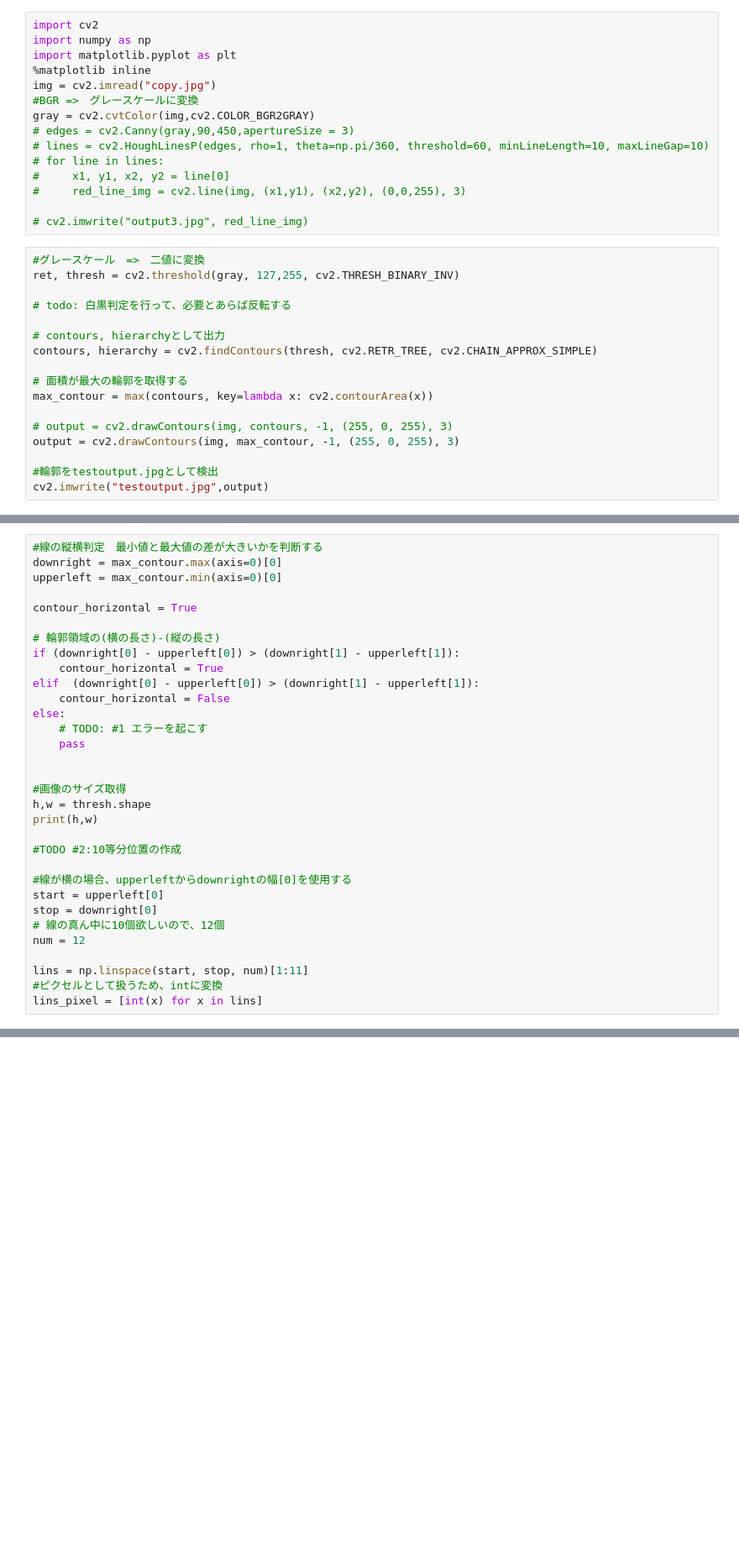
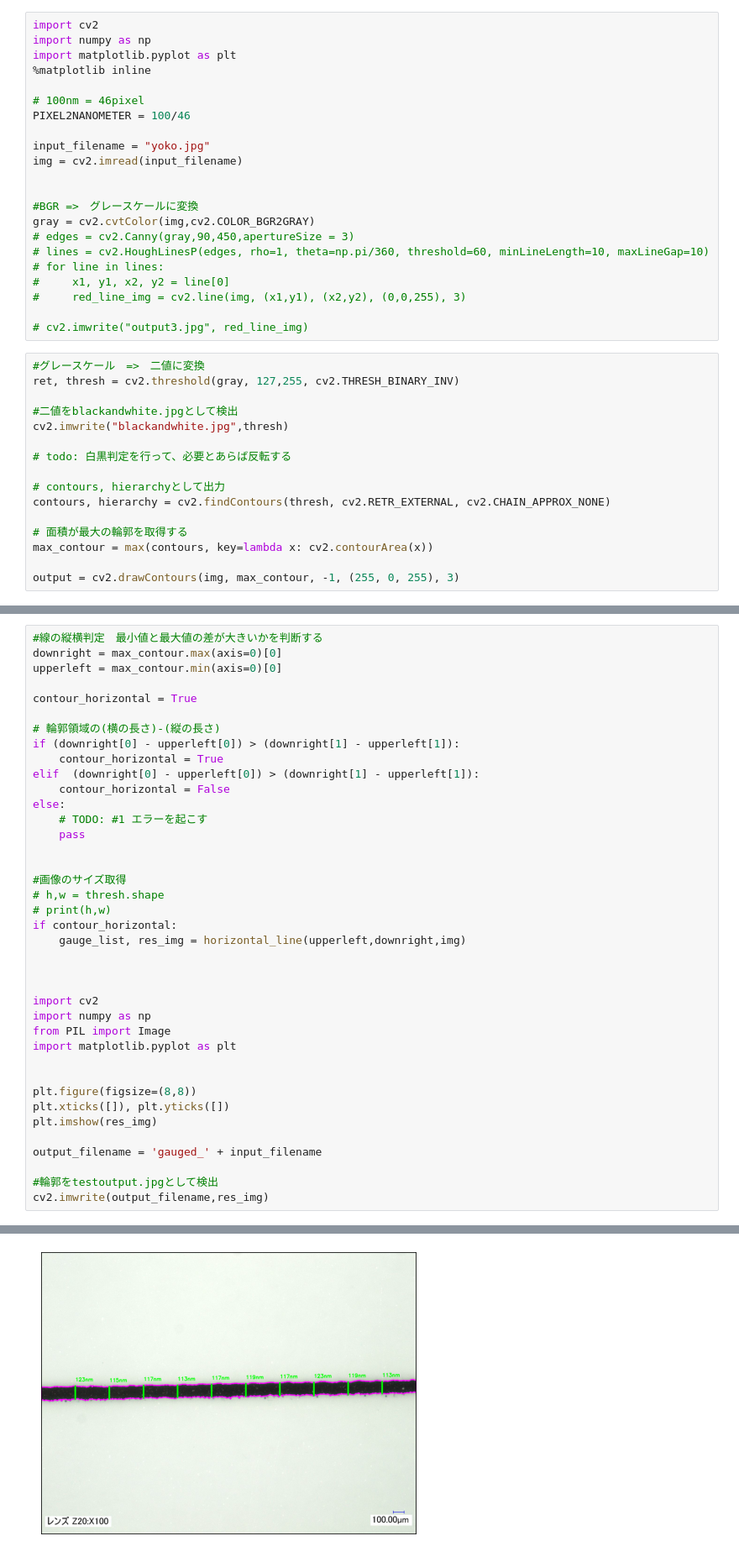
Before and after one commit to tyamzak/measure_line_width, a Jupyter notebook: test.ipynb, the cells around one changed output, grey strips where cells are left out. Shown: that part at 84% size. Saved outputs shown, nothing was run; the diff lists cells and outputs as text; blank space fills up the shorter version.

```diff
--- a/test.ipynb
+++ b/test.ipynb
@@ -3,7 +45,14 @@ import cv2
 import numpy as np
 import matplotlib.pyplot as plt
 %matplotlib inline
-img = cv2.imread("copy.jpg")
+
+# 100nm = 46pixel
+PIXEL2NANOMETER = 100/46
+
+input_filename = "yoko.jpg"
+img = cv2.imread(input_filename)
+
+
 #BGR =>　グレースケールに変換
 gray = cv2.cvtColor(img,cv2.COLOR_BGR2GRAY)
 # edges = cv2.Canny(gray,90,450,apertureSize = 3)
@@ -17,16 +66,15 @@ gray = cv2.cvtColor(img,cv2.COLOR_BGR2GRAY)
 #グレースケール　=>　二値に変換
 ret, thresh = cv2.threshold(gray, 127,255, cv2.THRESH_BINARY_INV)
 
+#二値をblackandwhite.jpgとして検出
+cv2.imwrite("blackandwhite.jpg",thresh)
+
 # todo: 白黒判定を行って、必要とあらば反転する
 
 # contours, hierarchyとして出力
-contours, hierarchy = cv2.findContours(thresh, cv2.RETR_TREE, cv2.CHAIN_APPROX_SIMPLE)
+contours, hierarchy = cv2.findContours(thresh, cv2.RETR_EXTERNAL, cv2.CHAIN_APPROX_NONE)
 
 # 面積が最大の輪郭を取得する
 max_contour = max(contours, key=lambda x: cv2.contourArea(x))
 
-# output = cv2.drawContours(img, contours, -1, (255, 0, 255), 3)
 output = cv2.drawContours(img, max_contour, -1, (255, 0, 255), 3)
-
-#輪郭をtestoutput.jpgとして検出
-cv2.imwrite("testoutput.jpg",output)
@@ -50,18 +96,25 @@ else:
 
 
 #画像のサイズ取得
-h,w = thresh.shape
-print(h,w)
+# h,w = thresh.shape
+# print(h,w)
+if contour_horizontal:
+    gauge_list, res_img = horizontal_line(upperleft,downright,img)
 
-#TODO #2:10等分位置の作成
 
-#線が横の場合、upperleftからdownrightの幅[0]を使用する
-start = upperleft[0]
-stop = downright[0]
-# 線の真ん中に10個欲しいので、12個
-num = 12
 
-lins = np.linspace(start, stop, num)[1:11]
-#ピクセルとして扱うため、intに変換
-lins_pixel = [int(x) for x in lins]
+import cv2
+import numpy as np
+from PIL import Image
+import matplotlib.pyplot as plt
+
+
+plt.figure(figsize=(8,8))
+plt.xticks([]), plt.yticks([])
+plt.imshow(res_img)
+
+output_filename = 'gauged_' + input_filename
+
+#輪郭をtestoutput.jpgとして検出
+cv2.imwrite(output_filename,res_img)
 # %% [output]
@@ -68,0 +122 @@ lins_pixel = [int(x) for x in lins]
+[figure, added]
```
Also changed, not shown: parts of 6 cells of this notebook.
